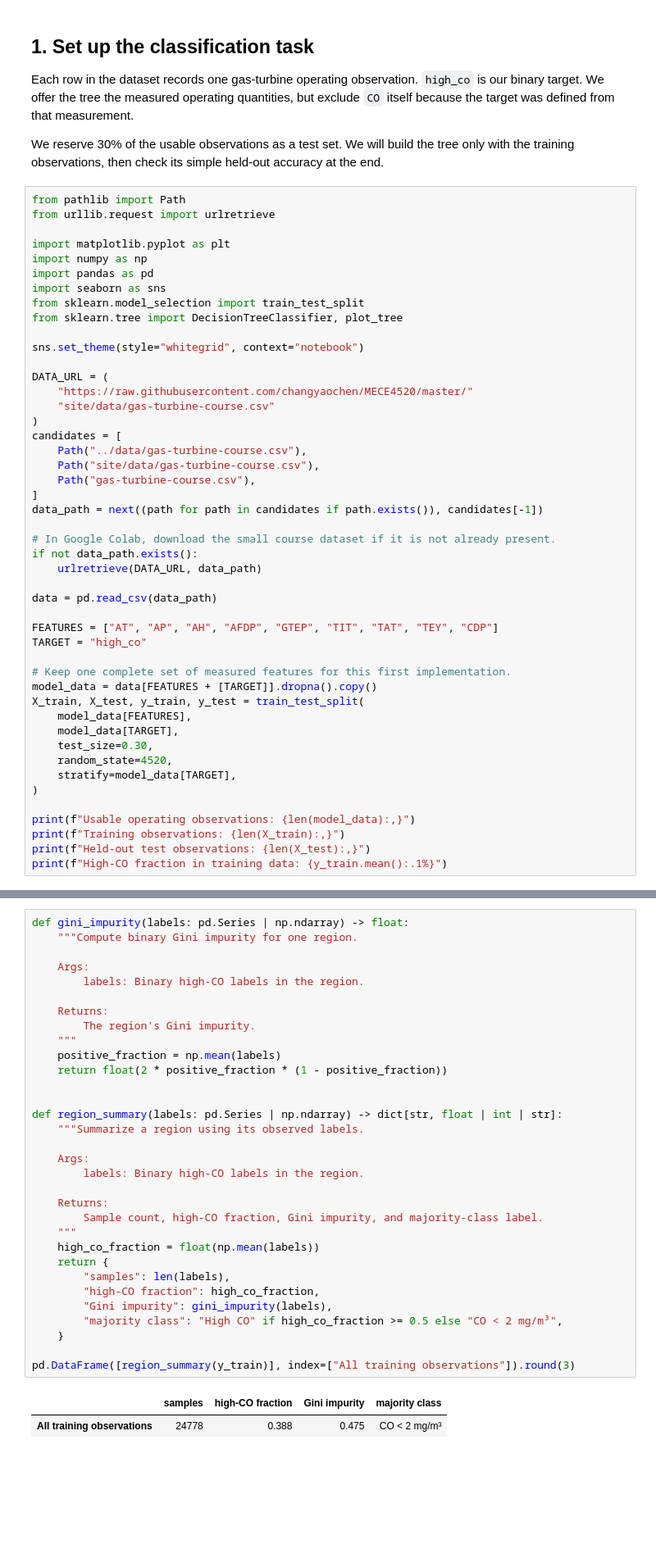
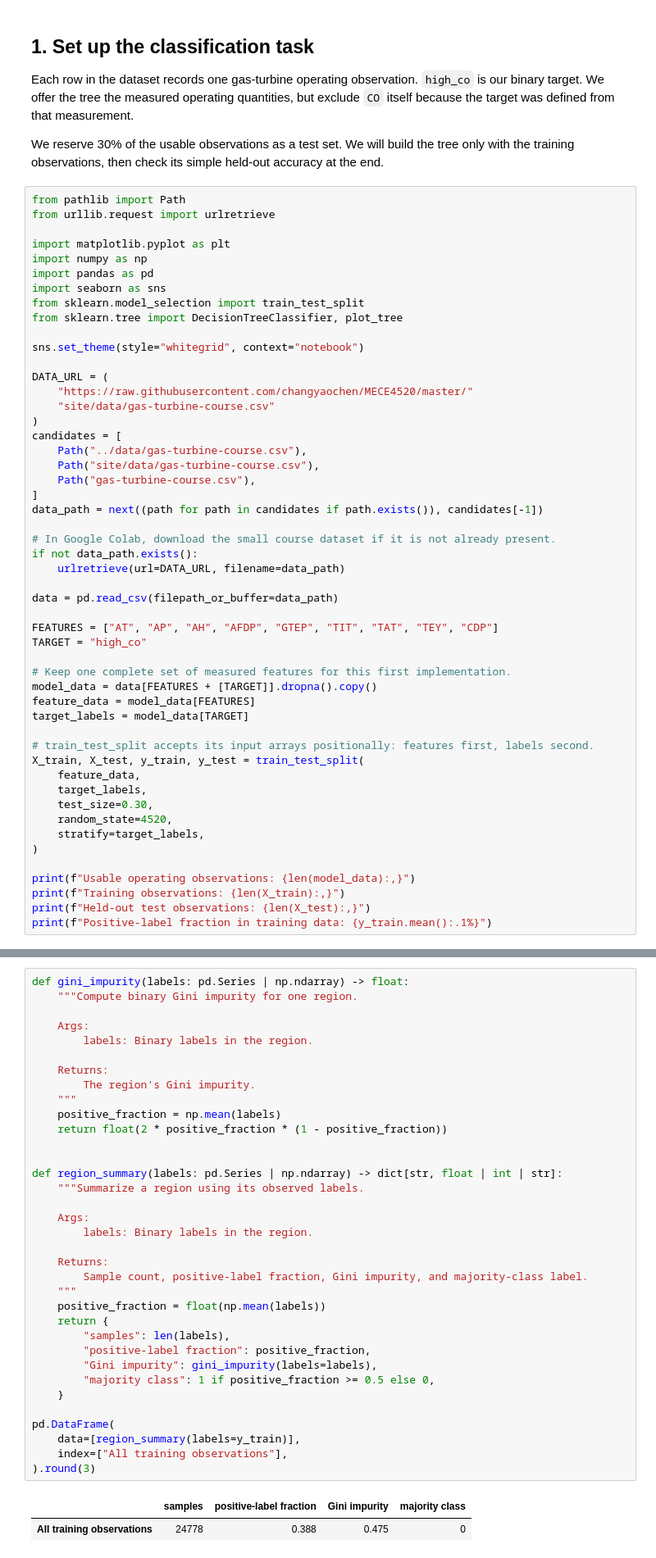
Before and after one commit to changyaochen/MECE4520, a Jupyter notebook: site/tree-based/01-decision-trees-from-scratch.ipynb, the cells around one changed output, grey strips where cells are left out. Shown at 82% size. Saved outputs shown, nothing was run; the diff lists cells and outputs as text; blank space fills up the shorter version.

```diff
--- a/site/tree-based/01-decision-trees-from-scratch.ipynb
+++ b/site/tree-based/01-decision-trees-from-scratch.ipynb
@@ -38,27 +48,31 @@ data_path = next((path for path in candidates if path.exists()), candidates[-1])
 
 # In Google Colab, download the small course dataset if it is not already present.
 if not data_path.exists():
-    urlretrieve(DATA_URL, data_path)
+    urlretrieve(url=DATA_URL, filename=data_path)
 
-data = pd.read_csv(data_path)
+data = pd.read_csv(filepath_or_buffer=data_path)
 
 FEATURES = ["AT", "AP", "AH", "AFDP", "GTEP", "TIT", "TAT", "TEY", "CDP"]
 TARGET = "high_co"
 
 # Keep one complete set of measured features for this first implementation.
 model_data = data[FEATURES + [TARGET]].dropna().copy()
+feature_data = model_data[FEATURES]
+target_labels = model_data[TARGET]
+
+# train_test_split accepts its input arrays positionally: features first, labels second.
 X_train, X_test, y_train, y_test = train_test_split(
-    model_data[FEATURES],
-    model_data[TARGET],
+    feature_data,
+    target_labels,
     test_size=0.30,
     random_state=4520,
-    stratify=model_data[TARGET],
+    stratify=target_labels,
 )
 
 print(f"Usable operating observations: {len(model_data):,}")
 print(f"Training observations: {len(X_train):,}")
 print(f"Held-out test observations: {len(X_test):,}")
-print(f"High-CO fraction in training data: {y_train.mean():.1%}")
+print(f"Positive-label fraction in training data: {y_train.mean():.1%}")
 # %% [output]
 Usable operating observations: 35,398
 Training observations: 24,778
@@ -77,38 +97,41 @@ It is zero when a region contains only one class, and largest when the two class
 # %%
 def gini_impurity(labels: pd.Series | np.ndarray) -> float:
     """Compute binary Gini impurity for one region.
 
     Args:
-        labels: Binary high-CO labels in the region.
+        labels: Binary labels in the region.
 
     Returns:
         The region's Gini impurity.
     """
     positive_fraction = np.mean(labels)
     return float(2 * positive_fraction * (1 - positive_fraction))
 
 
 def region_summary(labels: pd.Series | np.ndarray) -> dict[str, float | int | str]:
     """Summarize a region using its observed labels.
 
     Args:
-        labels: Binary high-CO labels in the region.
+        labels: Binary labels in the region.
 
     Returns:
-        Sample count, high-CO fraction, Gini impurity, and majority-class label.
+        Sample count, positive-label fraction, Gini impurity, and majority-class label.
     """
-    high_co_fraction = float(np.mean(labels))
+    positive_fraction = float(np.mean(labels))
     return {
         "samples": len(labels),
-        "high-CO fraction": high_co_fraction,
-        "Gini impurity": gini_impurity(labels),
-        "majority class": "High CO" if high_co_fraction >= 0.5 else "CO < 2 mg/m³",
+        "positive-label fraction": positive_fraction,
+        "Gini impurity": gini_impurity(labels=labels),
+        "majority class": 1 if positive_fraction >= 0.5 else 0,
     }
 
-pd.DataFrame([region_summary(y_train)], index=["All training observations"]).round(3)
+pd.DataFrame(
+    data=[region_summary(labels=y_train)],
+    index=["All training observations"],
+).round(3)
 # %% [output]
-|  | samples | high-CO fraction | Gini impurity | majority class |
-| All training observations | 24778 | 0.388 | 0.475 | CO < 2 mg/m³ |
+|  | samples | positive-label fraction | Gini impurity | majority class |
+| All training observations | 24778 | 0.388 | 0.475 | 0 |
 # %% [markdown]
 ## 3. Score one proposed split
 
```
Also changed, not shown: parts of 16 cells of this notebook, 1 other file.
